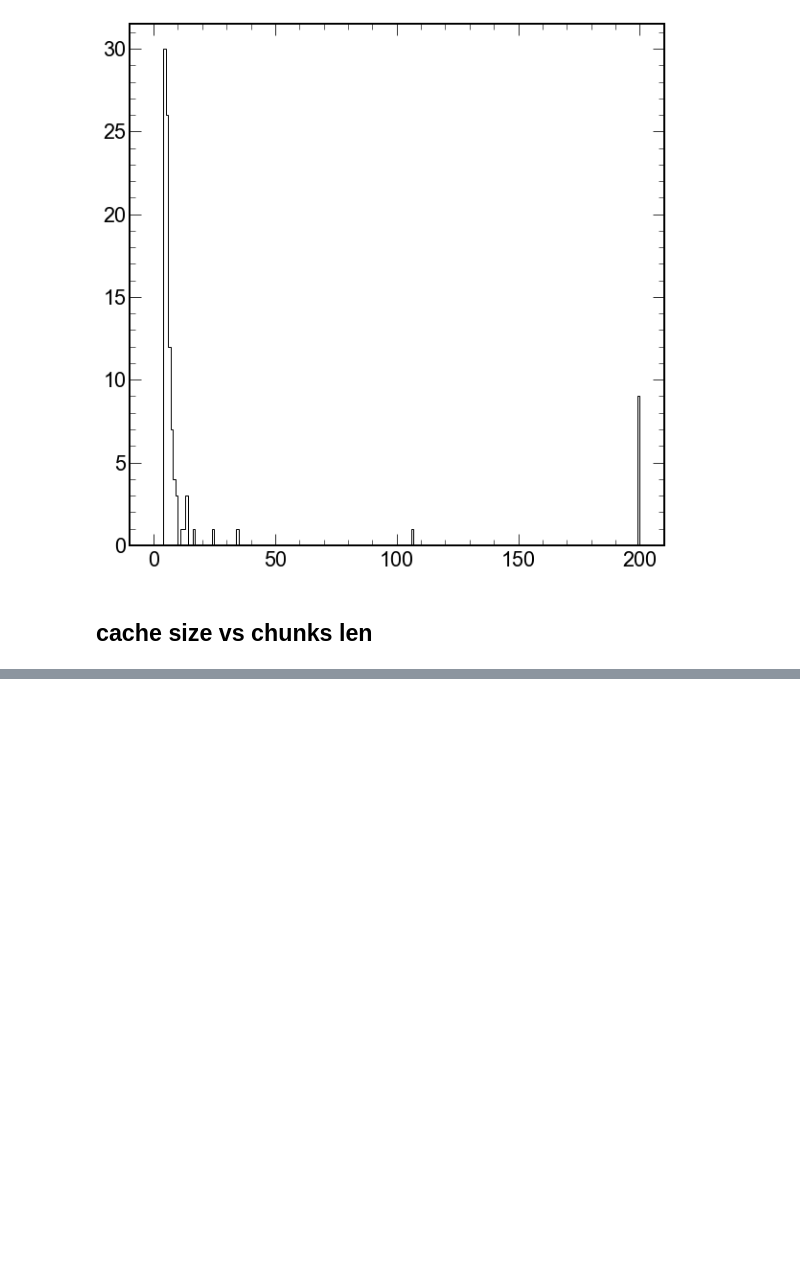
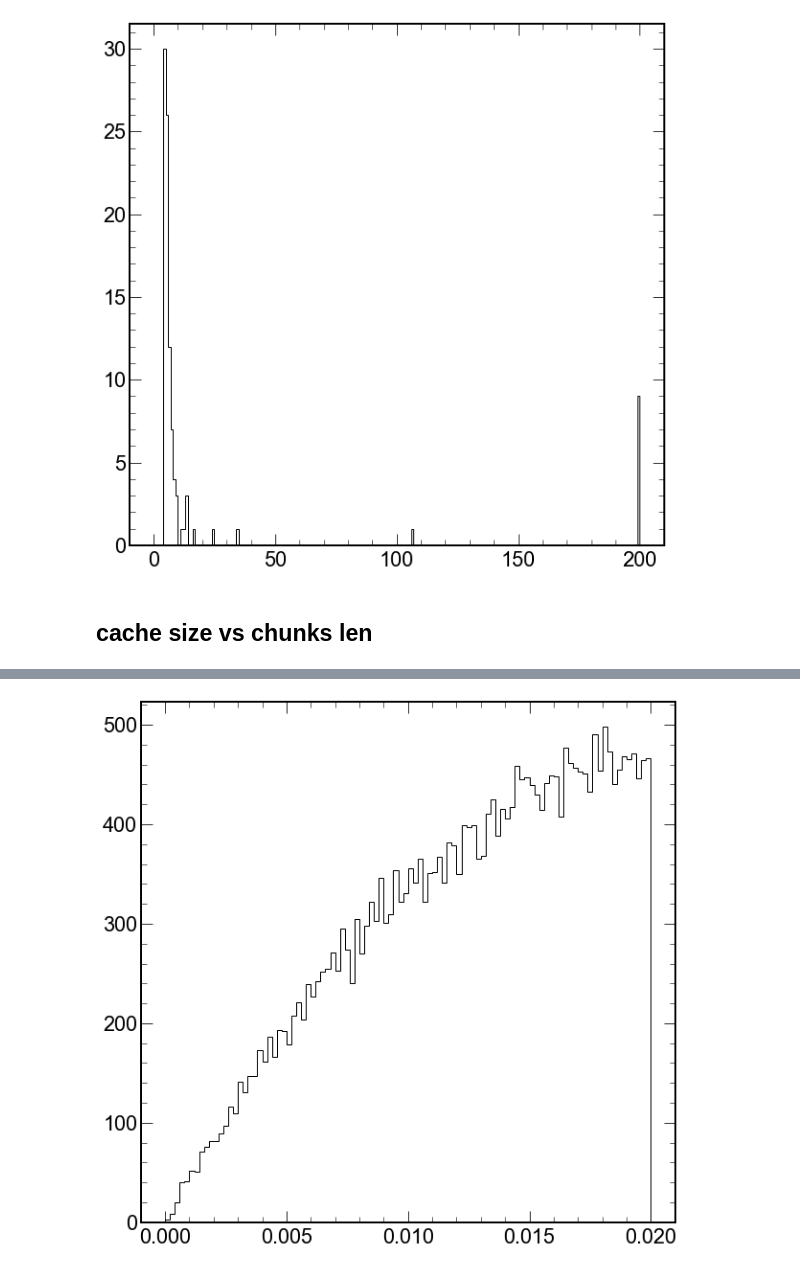
Before and after one commit to bdrum/cern-physics, a Jupyter notebook: notebooks/Draft.ipynb, the cells around one changed output, grey strips where cells are left out. Cells and saved outputs as stored; diff of their text form; code cells hidden in the pictures; blank space fills up the shorter version.

```diff
--- a/notebooks/Draft.ipynb
+++ b/notebooks/Draft.ipynb
@@ -25,0 +22,9 @@ myarray
+# %%
+from modules.data.validation.duplicates import ShowDifferencesFor3Params, ShowDifferencesFor2Params
+
+# reload(modules.validation.duplicates)
+
+# ShowDifferencesFor3Params('T_Px', 'T_Py', 'T_Pz')
+ShowDifferencesFor2Params('T_Dca0', 'T_Dca1')
+# %% [output]
+[figure, added]
```
Also changed, not shown: parts of 3 cells of this notebook, 7 other files.
